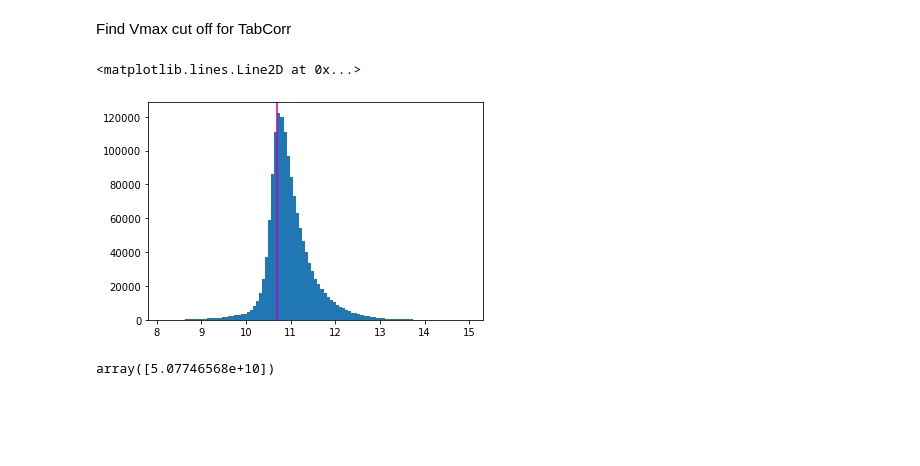
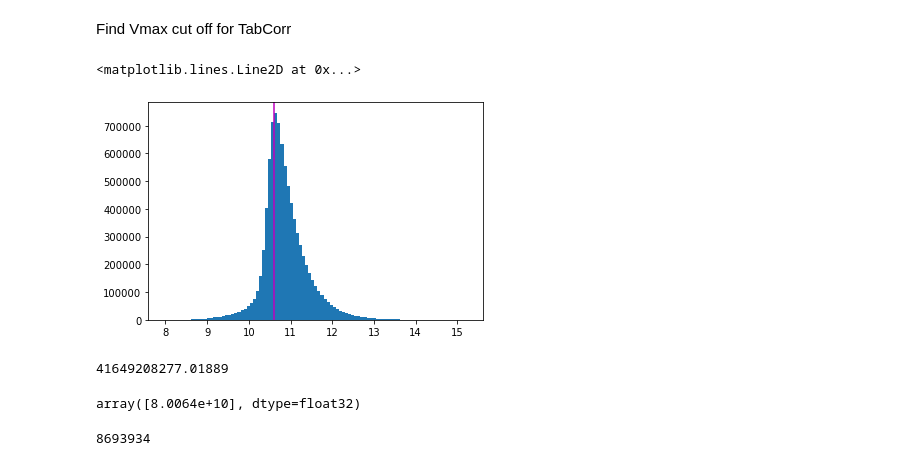
Before and after one commit to lormezini/Halo, a Jupyter notebook: tabcorr_pract.ipynb, the cells around one changed output. Saved outputs shown, nothing was run; the diff lists cells and outputs as text; code cells hidden in the pictures; blank space fills up the shorter version.

```diff
--- a/tabcorr_pract.ipynb
+++ b/tabcorr_pract.ipynb
@@ -22,7 +24,8 @@ dname = '21'
 Lbox = 400
 # %%
 #halocat = CachedHaloCatalog(simname='bolplanck')
-#halocat = CachedHaloCatalog(fname = '/Users/lmezini/.astropy/cache/halotools/halo_catalogs/bolplanck/rockstar/hlist_1.00231.list.halotools_v0p4.hdf5',update_cached_fname = True)
-halocat = CachedHaloCatalog(fname = '/Users/lmezini/Downloads/hlist_1.00231.list.halotools_v0p1.hdf5',update_cached_fname = True)
+#halocat3 = CachedHaloCatalog(fname = '/Users/lmezini/.astropy/cache/halotools/halo_catalogs/bolplanck/rockstar/hlist_1.00231.list.halotools_v0p4.hdf5',update_cached_fname = True)
+#halocat = CachedHaloCatalog(fname = '/Users/lmezini/Downloads/hlist_1.00231.list.halotools_v0p1.hdf5',update_cached_fname = True)
+halocat = CachedHaloCatalog(fname = '/Users/lmezini/.astropy/cache/halotools/halo_catalogs/SMDPL/rockstar/smdpl.dat.smdpl2.hdf5',update_cached_fname = True)
 #halocat = CachedHaloCatalog(fname='/Users/lmezini/.astropy/cache/halotools/halo_catalogs/SMDPL/rockstar/2019-07-03-18-38-02-9731.dat.my_cosmosim_halos.hdf5')
 #model_instance = PrebuiltHodModelFactory('zheng07')
@@ -185,4 +210,5 @@ print(np.log10(vvir[0]),np.log10(vmax[0]),np.log10(mvir[0]))
 # %%
 m, b, r, p, se = ss.linregress(np.log10(vmax), np.log10(mvir))
+m = m+0.04
 m,b
 # %% [output]
@@ -190 +216,3 @@ m,b
+# %%
+vmax_ml = np.log10(vmax)*(m)+(b)
 # %%
@@ -198,14 +239,13 @@ plt.plot(np.log10(vmax[0:10_000]),np.log10(vmax[0:10_000])*(m)+(b),c='y')
 # %%
 ##CONVERT FROM VMAX TO MASS LIKE
-vmax_ml = (10**(np.log10(halocat.halo_table['halo_vmax'])*(m)+(b)))
 #print(10**(np.log10(100)*(m)+(b)),halocat.particle_mass)
 #convert Vmax param vals to masslike
         #logVmaxMin, LogVmax0, LogVmax1
-vals = [2.71201315,2.74328734,2.886974  ]
+vals = [2.29,2.30,2.39]
 for v in vals:
     print(np.log(10**(np.log10(v)*(m)+(b))))
-alpha_v = 2.22089537
-sigma_v = 0.11299189
+alpha_v = 2.37
+sigma_v = 0.24
 alpha_m = alpha_v/m
 sigma_m = m*sigma_v
 print(alpha_m)
@@ -249,13 +294,23 @@ plt.ylim(0.1,100)
 # %% [markdown]
 Find Vmax cut off for TabCorr
 # %%
-bins = np.linspace(np.min(np.log10(vmax_ml[0:100000])),np.max(np.log10(vmax_ml[0:100000])),100)
-counts,bins,patches = plt.hist(np.log10(vmax_ml),bins=bins)
+bins = np.linspace(np.min(vmax_ml),np.max(vmax_ml),100)
+counts,bins,patches = plt.hist(vmax_ml,bins=bins)
 plt.axvline(bins[np.where(counts == np.max(counts))],c='m')
 # %% [output]
 <matplotlib.lines.Line2D at 0x...>
-[figure, old version]
+[figure, new version]
+# %%
+10**(bins[35])#np.where(counts == np.max(counts))])
+#np.where(counts == np.max(counts))
+# %% [output]
+41649208277.01889
 # %%
-10**(bins[np.where(counts == np.max(counts))])
+(bins[np.where(counts == np.max(counts))])
 # %% [output]
-array([5.07746568e+10])
+array([8.0064e+10], dtype=float32)
+# %%
+np.max(mvir)
+len(mvir)
+# %% [output]
+8693934
```
Also changed, not shown: parts of 12 cells of this notebook, 6 other files.
